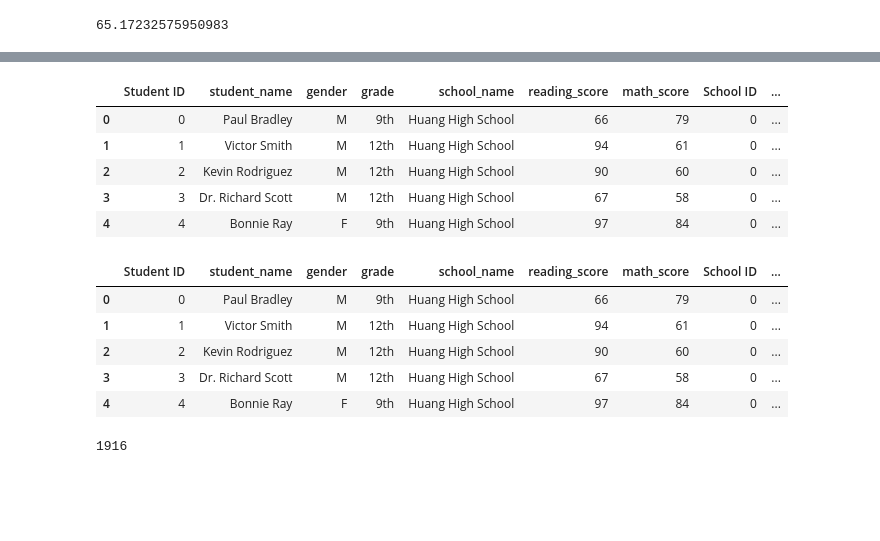
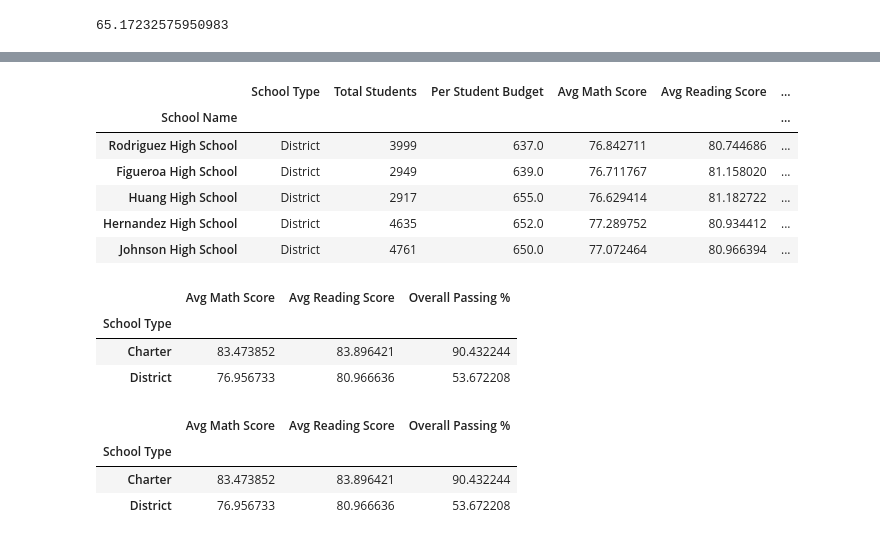
Before and after one commit to phil-wew/pandas-challenge, a Jupyter notebook: PyCitySchools/Solved_PyCitySchools.ipynb, the cells around one changed output, grey strips where cells are left out. Drawn from its saved outputs; the diff is of its cells as text; code cells hidden in the pictures; blank space fills up the shorter version.

```diff
--- a/PyCitySchools/Solved_PyCitySchools.ipynb
+++ b/PyCitySchools/Solved_PyCitySchools.ipynb
@@ -155,9 +267,19 @@ overall_passing
+# %%
+#bottom 5 schools based on overall passing
+summary_by_school = summary_by_school.sort_values ('Overall Passing %')
+summary_by_school.head(5)
+# %% [output]
+|  | School Type | Total Students | Per Student Budget | Avg Math Score | Avg Reading Score | ... |
+| School Name |  |  |  |  |  | ... |
+| Rodriguez High School | District | 3999 | 637.0 | 76.842711 | 80.744686 | ... |
+| Figueroa High School | District | 2949 | 639.0 | 76.711767 | 81.158020 | ... |
+| Huang High School | District | 2917 | 655.0 | 76.629414 | 81.182722 | ... |
+| Hernandez High School | District | 4635 | 652.0 | 77.289752 | 80.934412 | ... |
+| Johnson High School | District | 4761 | 650.0 | 77.072464 | 80.966394 | ... |
 # %%
-renamed_df.head()
+scores_by_type.head()
 # %% [output]
-|  | Student ID | student_name | gender | grade | school_name | reading_score | math_score | School ID | ... |
-| 0 | 0 | Paul Bradley | M | 9th | Huang High School | 66 | 79 | 0 | ... |
-| 1 | 1 | Victor Smith | M | 12th | Huang High School | 94 | 61 | 0 | ... |
-| 2 | 2 | Kevin Rodriguez | M | 12th | Huang High School | 90 | 60 | 0 | ... |
-| 3 | 3 | Dr. Richard Scott | M | 12th | Huang High School | 67 | 58 | 0 | ... |
-| 4 | 4 | Bonnie Ray | F | 9th | Huang High School | 97 | 84 | 0 | ... |
+|  | Avg Math Score | Avg Reading Score | Overall Passing % |
+| School Type |  |  |  |
+| Charter | 83.473852 | 83.896421 | 90.432244 |
+| District | 76.956733 | 80.966636 | 53.672208 |
@@ -164,9 +294,7 @@ renamed_df.head()
 # %%
-renamed_df.head()
+scores_by_type.head()
 # %% [output]
-|  | Student ID | student_name | gender | grade | school_name | reading_score | math_score | School ID | ... |
-| 0 | 0 | Paul Bradley | M | 9th | Huang High School | 66 | 79 | 0 | ... |
-| 1 | 1 | Victor Smith | M | 12th | Huang High School | 94 | 61 | 0 | ... |
-| 2 | 2 | Kevin Rodriguez | M | 12th | Huang High School | 90 | 60 | 0 | ... |
-| 3 | 3 | Dr. Richard Scott | M | 12th | Huang High School | 67 | 58 | 0 | ... |
-| 4 | 4 | Bonnie Ray | F | 9th | Huang High School | 97 | 84 | 0 | ... |
+|  | Avg Math Score | Avg Reading Score | Overall Passing % |
+| School Type |  |  |  |
+| Charter | 83.473852 | 83.896421 | 90.432244 |
+| District | 76.956733 | 80.966636 | 53.672208 |
@@ -184,5 +300,0 @@ renamed_df.head()
-# %%
-
-sum(renamed_df.loc[renamed_df.school_name ==  'Huang High School', 'math_score'] >= 70)
-# %% [output]
-1916
```
Also changed, not shown: parts of 17 cells of this notebook.
